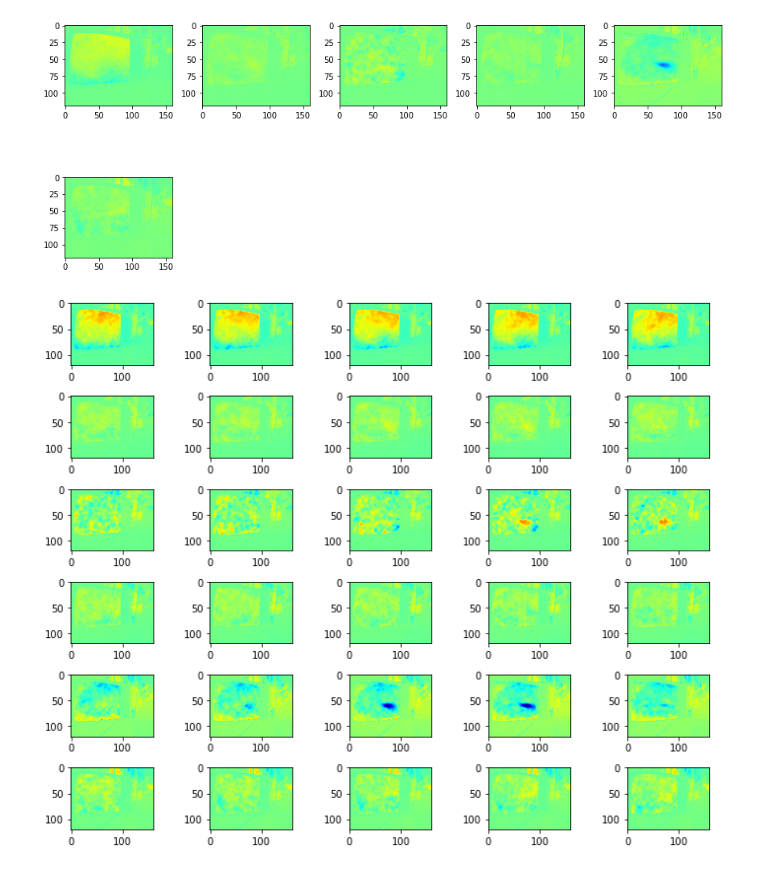
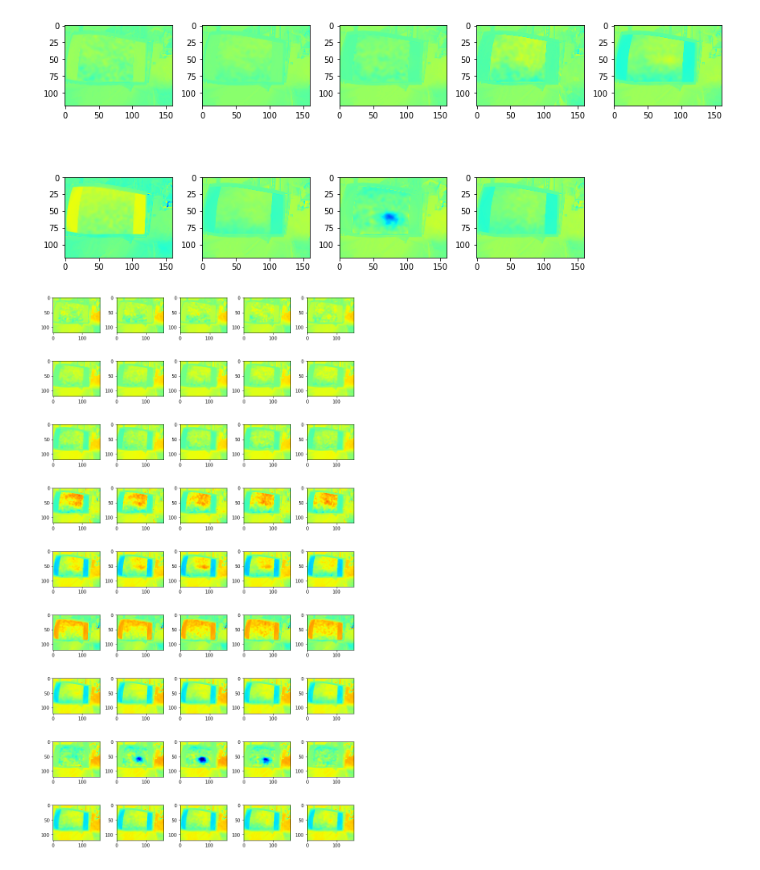
Before and after one commit to nielllab/FreelyMovingEphys, a Jupyter notebook: ephys_analysis_hf.ipynb, the cells around one changed output. Cells and saved outputs as stored; diff of their text form; code cells hidden in the pictures.

Commit message:
ephys

```diff
--- a/ephys_analysis_hf.ipynb
+++ b/ephys_analysis_hf.ipynb
@@ -14,9 +15,13 @@ eye_file = '092820_J524RT_whitenoise_hfReye.nc'
 world_file = '092820_J524RT_whitenoise_hfworld.nc'
 ephys_file = '092820_J524RT_whitenoise_hf_ephys.json'
 
-eye_file =   "101520_G6H28P6LT_hf1_wnReye.nc"
-world_file = '101520_G6H28P6LT_hf1_wnworld.nc'
-ephys_file = '101520_G6H28P6LT_hf1_wn_ephys_merge.json'
+eye_file =   "101420_G6H28P6LT_hf1_wnReye.nc"
+world_file = '101420_G6H28P6LT_hf1_wnworld.nc'
+ephys_file = '101420_G6H28P6LT_hf1_wn_ephys_merge.json'
+
+eye_file =   "101420_G6H28P6LT_h2_wn_Reye.nc"
+world_file = '101420_G6H28P6LT_h2_wn_world.nc'
+ephys_file = '101420_G6H28P6LT_h2_wn_ephys_merge.json'
 
 name_base = ephys_file[0:-5]
 name_base
@@ -115,0 +120,3 @@ array([ 0,  6, 27, 36, 39, 56], dtype=int64)
+# %%
+n_units = len(goodcells)
+print(n_units)
@@ -539,7 +551,7 @@ Text(0, 0.5, 'rate')
 # %%
 # calculate contrast - response functions
 # mean firing rate in timebins correponding to contrast ranges
-resp = np.empty((6,12))
+resp = np.empty((n_units,12))
 crange = np.arange(0,1.2,0.1)
 for i,ind in enumerate(goodcells.index):
     for c,cont in enumerate(crange):
@@ -583,32 +595,32 @@ for c, ind in enumerate(goodcells.index):
     #sta[abs(sta)<0.1]=0
     plt.imshow((sta-np.mean(sta) ),vmin=-0.7,vmax=0.7,cmap = 'jet')
 plt.tight_layout()
-plt.savefig('sta_101520_hf1_vm06_merge.pdf')
+plt.savefig(name_base + '_sta.pdf')
 # %% [output]
-[figure, old version]
+[figure, new version]
 # %%
 # calculate spike-triggered average
 spike_corr = 1 + 0.125/1200
 sta = 0
 lag = 0.075
 lagRange = np.arange(0,0.25,0.05)
-plt.figure(figsize = (12,8))
+plt.figure(figsize = (12,2*n_units))
 for c, ind in enumerate(goodcells.index):
     sp = goodcells.at[ind,'spikeT'].copy()
     for  lagInd, lag in enumerate(lagRange):
         sta = 0; nsp = 0
         for s in sp:
             if (s-lag >5) & ((s-lag)*spike_corr <np.max(worldT)):
                 nsp = nsp+1
                 sta = sta+movInterp((s-lag)*spike_corr)
-        plt.subplot(6,6,(c*6)+lagInd + 1)
+        plt.subplot(n_units,6,(c*6)+lagInd + 1)
         sta = sta/nsp
     #sta[abs(sta)<0.1]=0
-        plt.imshow((sta-np.mean(sta) ),vmin=-0.35,vmax=0.35,cmap = 'jet')
+        plt.imshow(sta ,vmin=-0.35,vmax=0.35,cmap = 'jet')
 plt.tight_layout()
-plt.savefig('sta_101520_hf1_sp_merge.pdf')
+plt.savefig(name_base +'_staLag.pdf')
 # %% [output]
-[figure, old version]
+[figure, new version]
 # %%
 lag
 # %%
```
Also changed, not shown: parts of 40 cells of this notebook, 1 other file.
